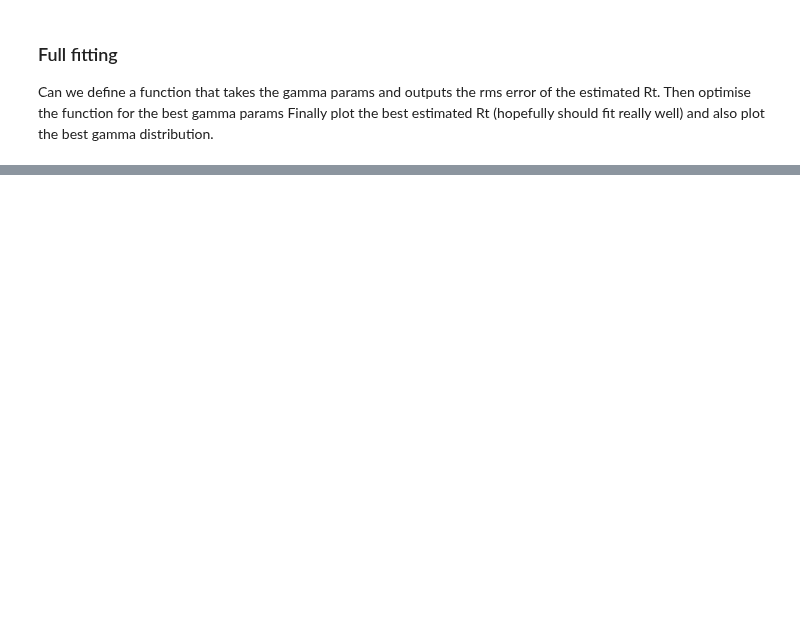
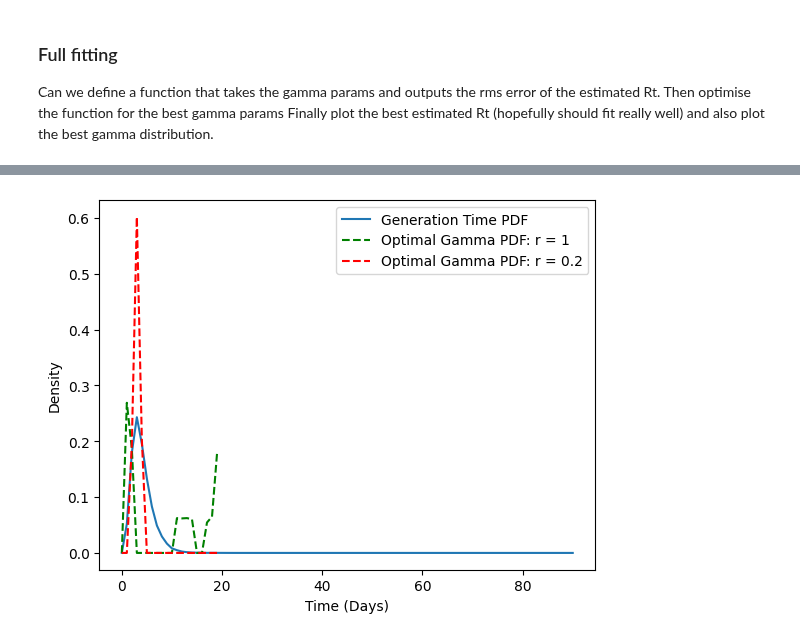
Before and after one commit to SABS-R3-Epidemiology/seirmo, a Jupyter notebook: examples/epiabm_rt_inference/northern_ireland/r_t_inference_renewal_model_KG.ipynb, the cells around one changed output, grey strips where cells are left out. Drawn from its saved outputs; the diff is of its cells as text; code cells hidden in the pictures; blank space fills up the shorter version.

```diff
--- a/examples/epiabm_rt_inference/northern_ireland/r_t_inference_renewal_model_KG.ipynb
+++ b/examples/epiabm_rt_inference/northern_ireland/r_t_inference_renewal_model_KG.ipynb
@@ -407,0 +475,29 @@ plt.show()
+# %%
+def model_free_inference_wrapper(generation_time, inc_data, true_rt, start_delay=5):
+    inference = branchpro.BranchProPosterior(
+        inc_data=inc_data,
+        daily_serial_interval=generation_time,
+        alpha=prior_a,
+        beta=prior_b)
+
+    inference.run_inference(tau=tau)
+    intervals = inference.get_intervals(central_prob=.95)
+    interval_mean = intervals['Mean'].to_numpy()
+
+    rms_error = np.sqrt(np.mean((interval_mean[start_delay:] - true_rt[start_delay + 2:-1])**2))
+    return rms_error
+# %%
+def model_free_optimisation(inc_data, true_rt, generation_element_num):
+    initial_guess = [1 / generation_element_num] * generation_element_num
+
+    def objective(params):
+        generation_time = scipy.special.softmax(params)
+        return model_free_inference_wrapper(generation_time, inc_data, true_rt)
+
+    result = minimize(objective, initial_guess, method='BFGS')
+
+    return result
+# %%
+element_num_r1 = 20
+result_r1_mf = model_free_optimisation(inc_data_r1, true_rt_r1, element_num_r1)
+generation_time_r1_mf = scipy.special.softmax(result_r1_mf.x)
@@ -407,0 +523,4 @@ plt.show()
+# %%
+element_num_r02 = 20
+result_r02_mf = model_free_optimisation(inc_data_r02, true_rt_r02, element_num_r02)
+generation_time_r02_mf = scipy.special.softmax(result_r02_mf.x)
@@ -407,0 +546,9 @@ plt.show()
+# %%
+plt.plot(generation_time, label='Generation Time PDF')
+plt.plot(range(element_num_r1), generation_time_r1_mf, 'g--', label='Optimal Gamma PDF: r = 1')
+plt.plot(range(element_num_r02), generation_time_r02_mf, 'r--', label='Optimal Gamma PDF: r = 0.2')
+plt.xlabel('Time (Days)'); plt.ylabel('Density')
+plt.legend(); plt.savefig('kg_inference_plots/fmf_optimal_gamma_pdf.png')
+plt.show()
+# %% [output]
+[figure, added]
```
Also changed, not shown: parts of 22 cells of this notebook, 9 other files.
